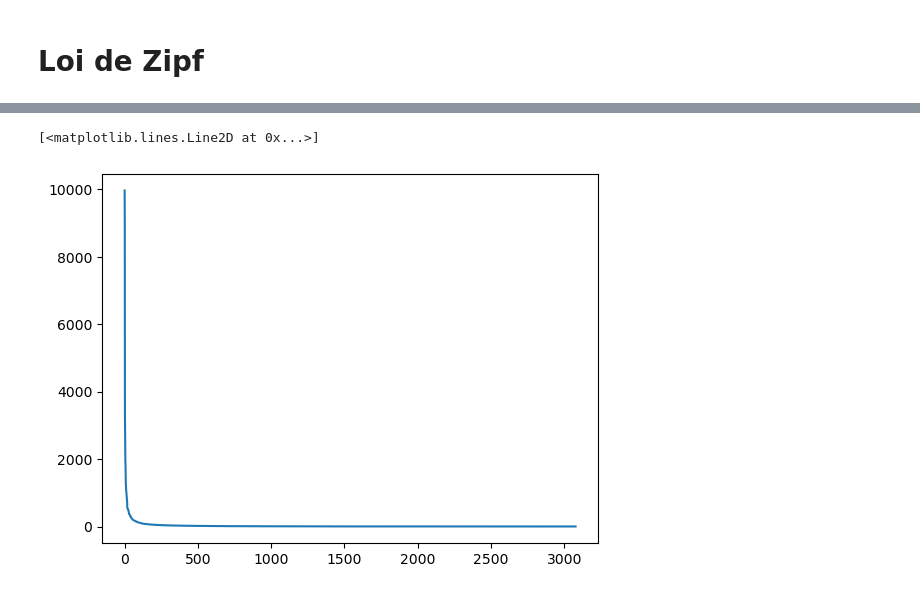
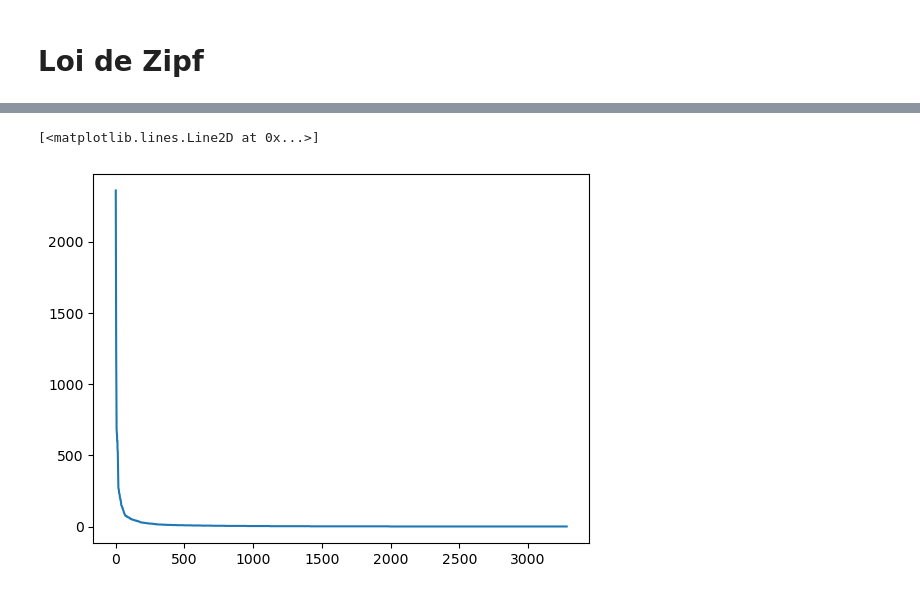
Before and after one commit to ASVienot/outils_traitement_corpus, a Jupyter notebook: scripts/stats_petit_annot.ipynb, the cells around one changed output, grey strips where cells are left out. Drawn from its saved outputs; the diff is of its cells as text; code cells hidden in the pictures.

```diff
--- a/scripts/stats_petit_annot.ipynb
+++ b/scripts/stats_petit_annot.ipynb
@@ -11,6 +13,5 @@ from collections import Counter
 nlp = spacy.load("fr_core_news_sm")
 # %%
-data = pd.read_csv("../data/NEW1.csv")
-colonnes = data[["num", "title", "id", "date", "code", "mod_title", "body", "type", "lemma"]]
-
-print(data)
+data = pd.read_csv("../data/annotation_10.csv")
+print(len(data))
+colonnes = data[["num", "title", "id", "date", "code", "mod_title", "body", "type", "nbr_mot"]]
@@ -138,0 +149,4 @@ plt.show()
+# %%
+freq = pd.read_csv("../data/freq_mots_10.csv")
+freq
+print(freq)
@@ -138,0 +198,25 @@ plt.show()
+# %%
+plt.figure(figsize=(10, 15))
+
+# Assign unique colors to each code
+codes = freq['code'].unique()
+colors = plt.cm.get_cmap('tab10', len(codes))
+color_map = {code: colors(idx) for idx, code in enumerate(codes)}
+
+# Create scatter plot
+for idx, code in enumerate(codes):
+    subset = freq[freq['code'] == code]
+    plt.scatter(subset['freq'], subset['mot'], label=code, color=color_map[code])
+
+    # Add labels to each point
+    for i in range(len(subset)):
+        plt.text(subset['freq'].iloc[i], subset['mot'].iloc[i], subset['mot'].iloc[i], fontsize=6,
+                    ha='right', va='bottom', color=color_map[code])
+
+plt.xlabel('Freq')
+plt.ylabel('Mots', fontsize = 8)
+plt.title('Les 10 mots les plus courants dans les codes')
+plt.legend(title='Code')
+plt.grid(True)
+
+plt.show()
@@ -162,21 +250,20 @@ plt.plot(sorted(concat_counter.values(), reverse=True))
 # %%
 ## LOI DE ZIPF avec les textes de lois lemmatisés
 
 from collections import Counter
 from datasets import load_dataset
 
 concat_article = []
-for i, element in enumerate(data.itertuples()):
-    #print(element)
-    doc = nlp(element.lemma)
+for i, article in enumerate(data.itertuples()):
+    doc = nlp(article.body)
     #print(doc)
     for token in doc:
         concat_article.append(str(token))
     if i>500:
         break
 
 concat_counter = Counter(concat_article)
 plt.plot(sorted(concat_counter.values(), reverse=True))
 # %% [output]
 [<matplotlib.lines.Line2D at 0x...>]
-[figure, old version]
+[figure, new version]
```
Also changed, not shown: parts of 21 cells of this notebook.
